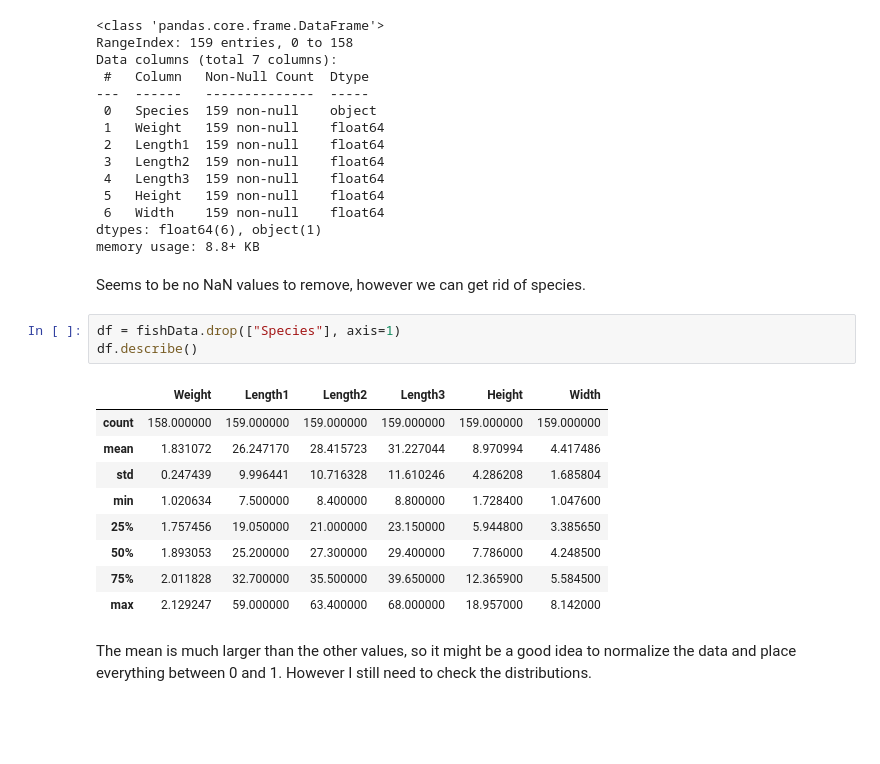
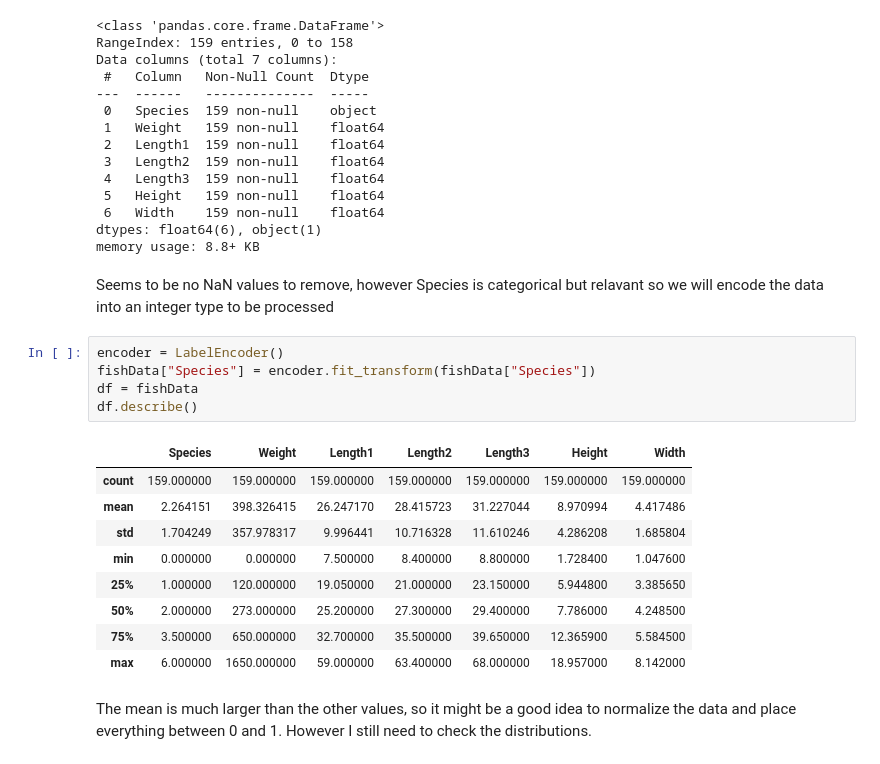
Before and after one commit to hoethan231/courses, a Jupyter notebook: CMPE_188/homework/homework3.ipynb, the cells around one changed output. Drawn from its saved outputs; the diff is of its cells as text; blank space fills up the shorter version.

```diff
--- a/CMPE_188/homework/homework3.ipynb
+++ b/CMPE_188/homework/homework3.ipynb
@@ -43,20 +43,22 @@ Data columns (total 7 columns):
 dtypes: float64(6), object(1)
 memory usage: 8.8+ KB
 # %% [markdown]
-Seems to be no NaN values to remove, however we can get rid of species.
+Seems to be no NaN values to remove, however Species is categorical but relavant so we will encode the data into an integer type to be processed
-# %%
-df = fishData.drop(["Species"], axis=1)
-df.describe()
-# %% [output]
-|  | Weight | Length1 | Length2 | Length3 | Height | Width |
-| count | 158.000000 | 159.000000 | 159.000000 | 159.000000 | 159.000000 | 159.000000 |
-| mean | 1.831072 | 26.247170 | 28.415723 | 31.227044 | 8.970994 | 4.417486 |
-| std | 0.247439 | 9.996441 | 10.716328 | 11.610246 | 4.286208 | 1.685804 |
-| min | 1.020634 | 7.500000 | 8.400000 | 8.800000 | 1.728400 | 1.047600 |
-| 25% | 1.757456 | 19.050000 | 21.000000 | 23.150000 | 5.944800 | 3.385650 |
-| 50% | 1.893053 | 25.200000 | 27.300000 | 29.400000 | 7.786000 | 4.248500 |
-| 75% | 2.011828 | 32.700000 | 35.500000 | 39.650000 | 12.365900 | 5.584500 |
-| max | 2.129247 | 59.000000 | 63.400000 | 68.000000 | 18.957000 | 8.142000 |
+# %%
+encoder = LabelEncoder()
+fishData["Species"] = encoder.fit_transform(fishData["Species"])
+df = fishData
+df.describe()
+# %% [output]
+|  | Species | Weight | Length1 | Length2 | Length3 | Height | Width |
+| count | 159.000000 | 159.000000 | 159.000000 | 159.000000 | 159.000000 | 159.000000 | 159.000000 |
+| mean | 2.264151 | 398.326415 | 26.247170 | 28.415723 | 31.227044 | 8.970994 | 4.417486 |
+| std | 1.704249 | 357.978317 | 9.996441 | 10.716328 | 11.610246 | 4.286208 | 1.685804 |
+| min | 0.000000 | 0.000000 | 7.500000 | 8.400000 | 8.800000 | 1.728400 | 1.047600 |
+| 25% | 1.000000 | 120.000000 | 19.050000 | 21.000000 | 23.150000 | 5.944800 | 3.385650 |
+| 50% | 2.000000 | 273.000000 | 25.200000 | 27.300000 | 29.400000 | 7.786000 | 4.248500 |
+| 75% | 3.500000 | 650.000000 | 32.700000 | 35.500000 | 39.650000 | 12.365900 | 5.584500 |
+| max | 6.000000 | 1650.000000 | 59.000000 | 63.400000 | 68.000000 | 18.957000 | 8.142000 |
 # %% [markdown]
 The mean is much larger than the other values, so it might be a good idea to normalize the data and place everything between 0 and 1. However I still need to check the distributions.
 # %%
```
Also changed, not shown: parts of 19 cells of this notebook.
